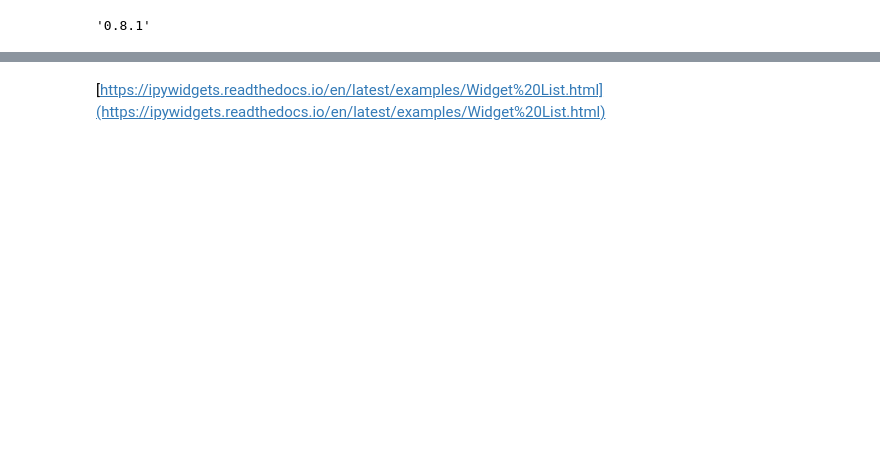
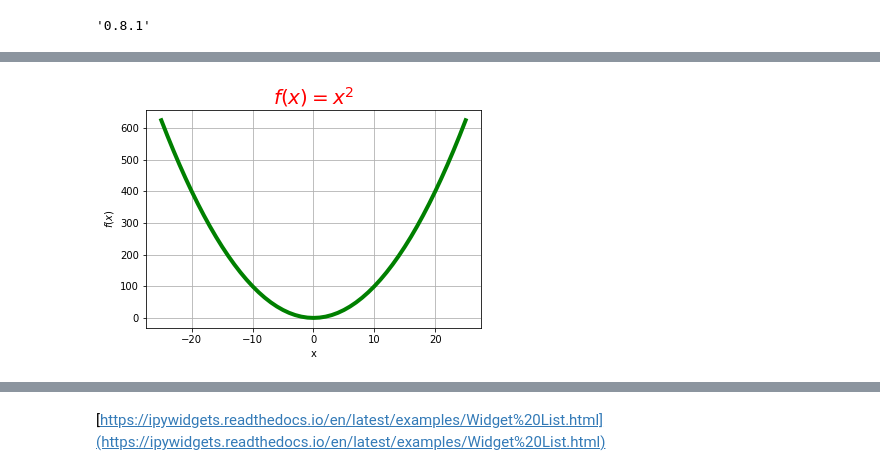
Before and after one commit to Brinkhuis/Cursus, a Jupyter notebook: notebooks/visualization.ipynb, the cells around one changed output, grey strips where cells are left out. Cells and saved outputs as stored; diff of their text form; code cells hidden in the pictures; blank space fills up the shorter version.

```diff
--- a/notebooks/visualization.ipynb
+++ b/notebooks/visualization.ipynb
@@ -22,0 +42,10 @@ sns.__version__
+# %%
+# line plot
+plt.plot(x, y, c='g', linewidth=4) # color 'r', 'g' or 'b' for red, green and blue
+plt.title(r'$f(x) = x^2$', fontsize=20, color='r') # LaTeX function in title!
+plt.xlabel('x')
+plt.ylabel(r'$f(x)$')
+plt.grid(True)
+plt.show()
+# %% [output]
+[figure, added]
```
Also changed, not shown: parts of 56 cells of this notebook.
